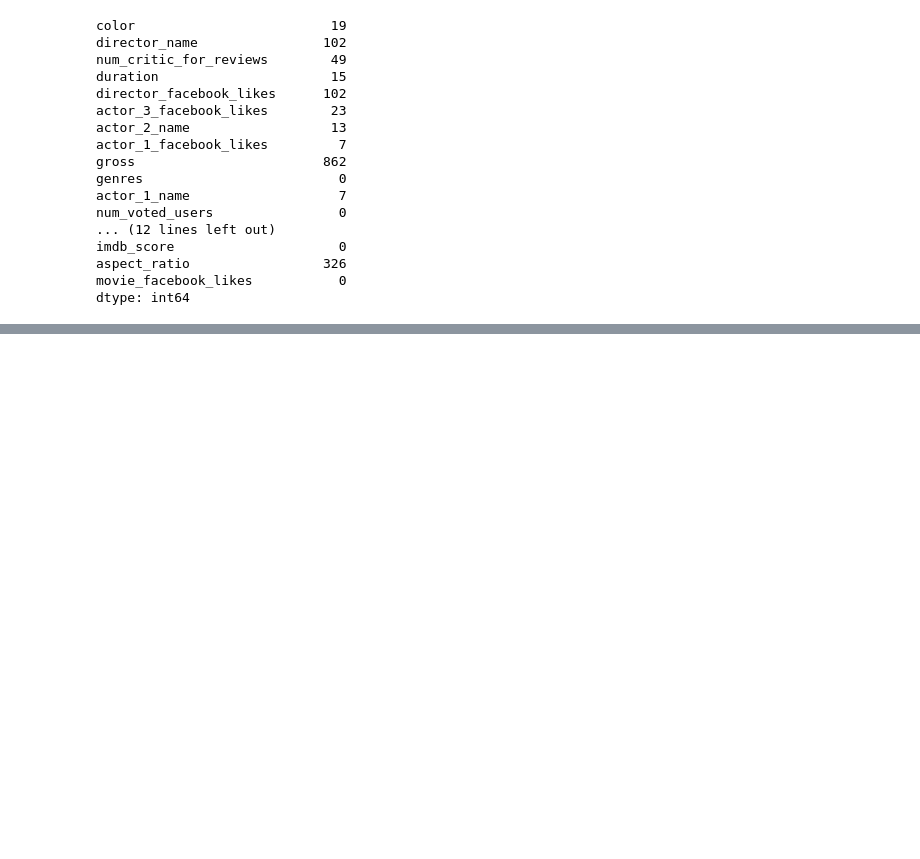
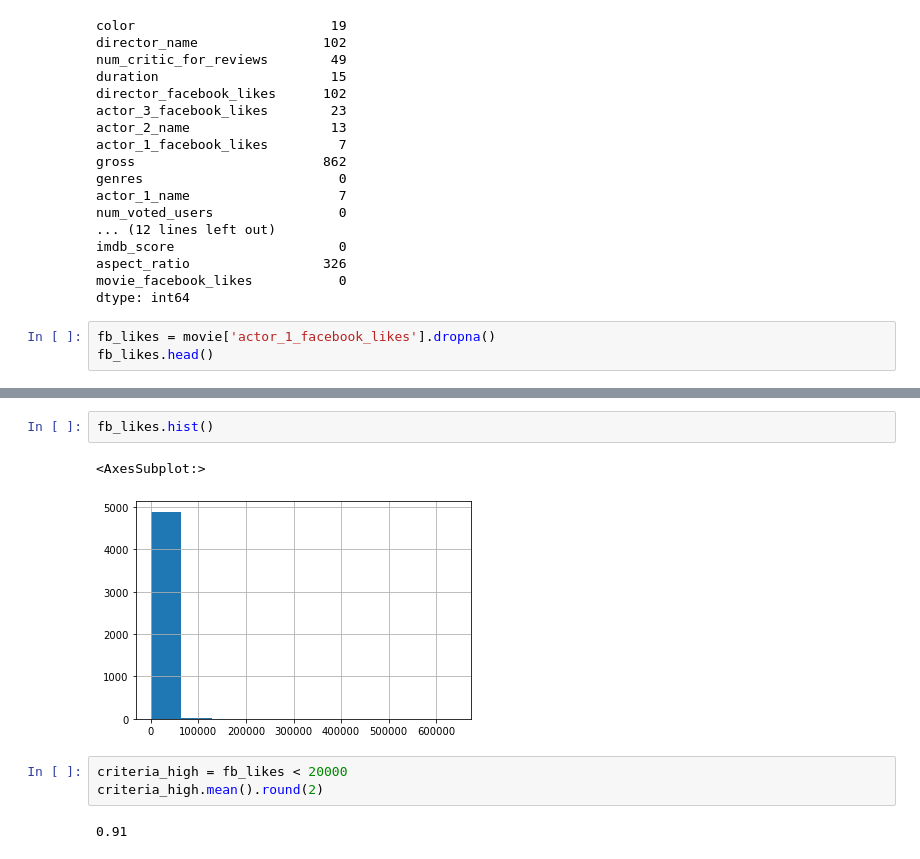
Before and after one commit to okmokm422/TIL, a Jupyter notebook: 1. Python/3. Pandas-cookbook/Chapter5.ipynb, the cells around one changed output, grey strips where cells are left out. Drawn from its saved outputs; the diff is of its cells as text; blank space fills up the shorter version.

```diff
--- a/1. Python/3. Pandas-cookbook/Chapter5.ipynb
+++ b/1. Python/3. Pandas-cookbook/Chapter5.ipynb
@@ -639,3 +640,6 @@ imdb_score                     0
 aspect_ratio                 326
 movie_facebook_likes           0
 dtype: int64
+# %%
+fb_likes = movie['actor_1_facebook_likes'].dropna()
+fb_likes.head()
@@ -641,0 +668,10 @@ dtype: int64
+# %%
+fb_likes.hist()
+# %% [output]
+<AxesSubplot:>
+[figure, added]
+# %%
+criteria_high = fb_likes < 20000
+criteria_high.mean().round(2)
+# %% [output]
+0.91
```
Also changed, not shown: parts of 44 cells of this notebook, 53 other files.
